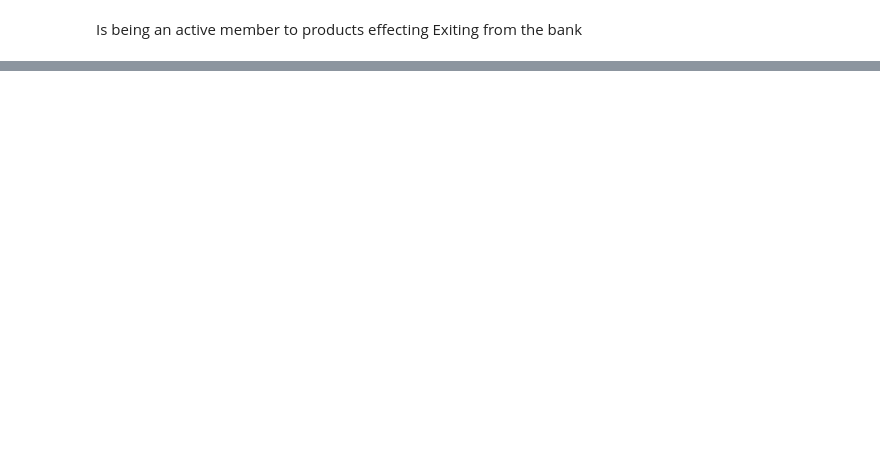
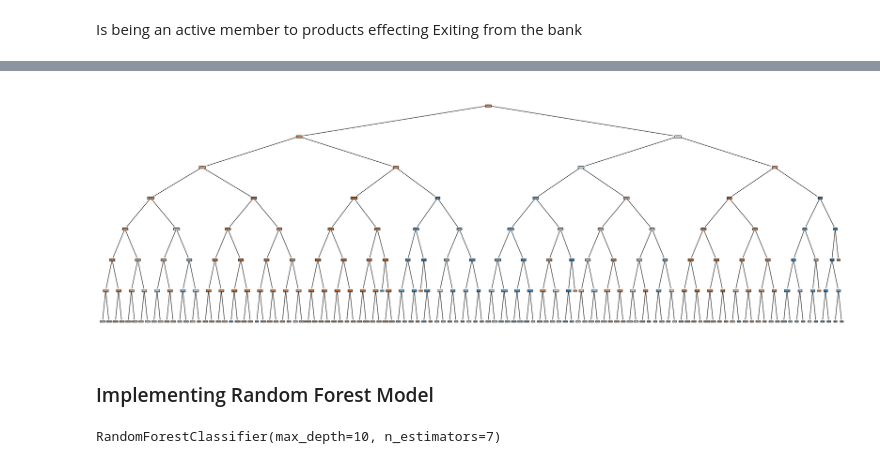
Before and after one commit to charangani/UMBC-DATA606-Capstone, a Jupyter notebook: notebooks/Charan_G_Capstone.ipynb, the cells around one changed output, grey strips where cells are left out. Cells and saved outputs as stored; diff of their text form; code cells hidden in the pictures; blank space fills up the shorter version.

```diff
--- a/notebooks/Charan_G_Capstone.ipynb
+++ b/notebooks/Charan_G_Capstone.ipynb
@@ -227,0 +351,3 @@ plt.show()
+# %%
+from sklearn.model_selection import train_test_split
+X_train, X_test, y_train, y_test = train_test_split(data.drop('Exited', axis=1), data['Exited'], test_size=0.3,shuffle=True, stratify=data["Exited"], random_state=79)
@@ -227,0 +378,12 @@ plt.show()
+# %%
+from sklearn.preprocessing import StandardScaler
+from sklearn.linear_model import LogisticRegression
+
+# Standardizing the features
+scaler = StandardScaler()
+X_train_scaled = scaler.fit_transform(X_train)
+X_test_scaled = scaler.transform(X_test)
+# %%
+# Training the logistic regression model
+model = LogisticRegression()
+model.fit(X_train_scaled, y_train)
@@ -227,0 +418,5 @@ plt.show()
+# %%
+from sklearn.tree import DecisionTreeClassifier
+# Training the Decision Tree classifier
+model = DecisionTreeClassifier(max_depth=7)
+model.fit(X_train_scaled, y_train)
@@ -227,0 +477,20 @@ plt.show()
+# %%
+from sklearn.tree import plot_tree
+import matplotlib.pyplot as plt
+
+# Plotting the decision tree
+plt.figure(figsize=(30,10))
+plot_tree(model, filled=True)
+plt.show()
+# %% [output]
+[figure, added]
+# %% [markdown]
+### Implementing Random Forest Model
+# %%
+from sklearn.ensemble import RandomForestClassifier
+
+rf_model = RandomForestClassifier(max_depth=10, n_estimators=7)
+
+rf_model.fit(X_train_scaled, y_train)
+# %% [output]
+RandomForestClassifier(max_depth=10, n_estimators=7)
```
Also changed, not shown: parts of 49 cells of this notebook.
